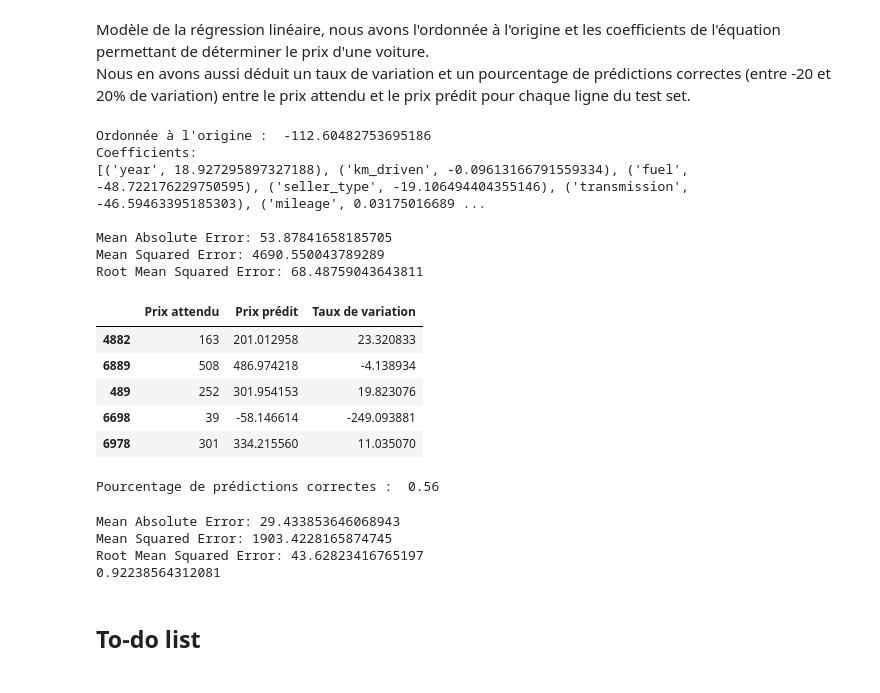
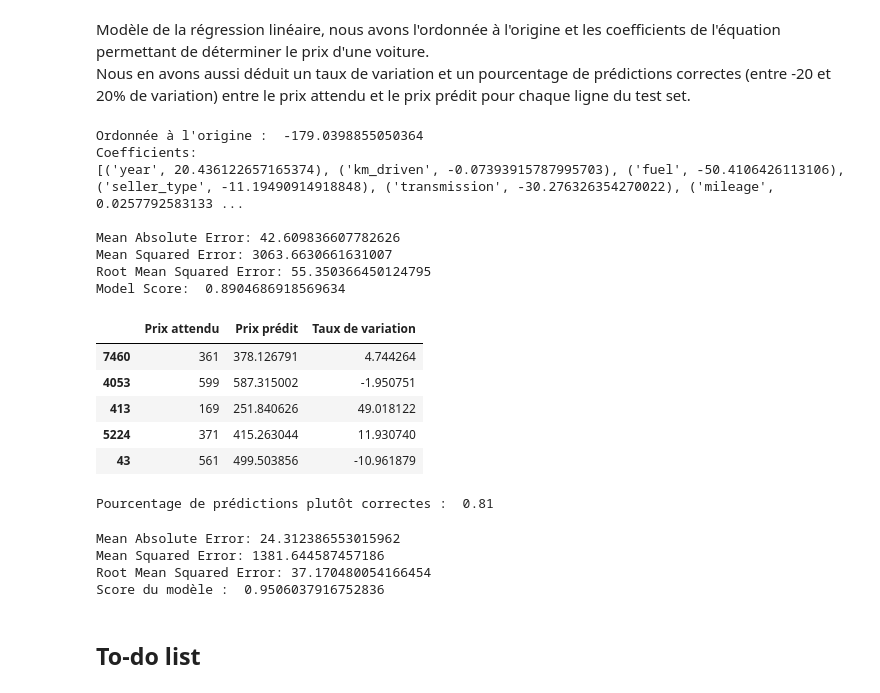
Before and after one commit to jagereren/Car-price-prediction-Machine-learning, a Jupyter notebook: projet_ias.ipynb, the cells around one changed output. Cells and saved outputs as stored; diff of their text form; code cells hidden in the pictures.

Commit message:
Regression Score

```diff
--- a/projet_ias.ipynb
+++ b/projet_ias.ipynb
@@ -225,8 +225,8 @@ On s'occupe ici du déséquilibre pour l'attribut de transmission
 # %%
 # Equilibrer pour transmission et seller_type
 # %%
-#cars.sort_values(by=['seller_type','transmission'],inplace=True)
-#cars.drop(cars.index[2000:7582], axis=0,inplace=True)
+cars.sort_values(by=['seller_type','transmission'],inplace=True)
+cars.drop(cars.index[2000:7582], axis=0,inplace=True)
 # %%
 for col in ['seller_type','transmission','fuel']:
     print(cars[col].value_counts()/cars.shape[0],'\n')
@@ -278,50 +275,52 @@ Nous en avons aussi déduit un taux de variation et un pourcentage de prédictio
 # %%
 from sklearn.linear_model import LinearRegression
 from sklearn import metrics
 
 mlr = LinearRegression()
 mlr.fit(X_train, y_train)
 
 print("Ordonnée à l'origine : ", mlr.intercept_)
 print("Coefficients:")
 print(list(zip(X_train, mlr.coef_)) ,'\n')
 
 
-y_pred_mlr= mlr.predict(X_test)
+y_pred= mlr.predict(X_test)
 
-print('Mean Absolute Error:', metrics.mean_absolute_error(y_test, y_pred_mlr))
-print('Mean Squared Error:', metrics.mean_squared_error(y_test, y_pred_mlr))
-print('Root Mean Squared Error:', np.sqrt(metrics.mean_squared_error(y_test, y_pred_mlr)))
+print('Mean Absolute Error:', metrics.mean_absolute_error(y_test, y_pred))
+print('Mean Squared Error:', metrics.mean_squared_error(y_test, y_pred))
+print('Root Mean Squared Error:', np.sqrt(metrics.mean_squared_error(y_test, y_pred)))
+print('Model Score: ', mlr.score(X_test,y_test))
 
 #Predicted values
 
 #print("Prediction for test set: {}".format(y_pred_mlr))
 
 # compare
-mlr_diff = pd.DataFrame({'Prix attendu': y_test, 'Prix prédit': y_pred_mlr, 'Taux de variation' : ((y_pred_mlr-y_test)/y_test)*100})
+mlr_diff = pd.DataFrame({'Prix attendu': y_test, 'Prix prédit': y_pred, 'Taux de variation' : ((y_pred-y_test)/y_test)*100})
 
 pd.set_option('display.max_rows', None)
 pd.set_option('display.max_columns', None)
 pd.set_option('display.width', None)
 display(mlr_diff.head())
 
 mlr_stats = mlr_diff[(mlr_diff['Taux de variation'] < 20) & (mlr_diff['Taux de variation'] > -20)]
-print('Pourcentage de prédictions correctes : ',round(len(mlr_stats)/len(mlr_diff),2))
+print('Pourcentage de prédictions plutôt correctes : ',round(len(mlr_stats)/len(mlr_diff),2))
 # %% [output]
-Ordonnée à l'origine :  -112.60482753695186
+Ordonnée à l'origine :  -179.0398855050364
 Coefficients:
-[('year', 18.927295897327188), ('km_driven', -0.09613166791559334), ('fuel', -48.722176229750595), ('seller_type', -19.106494404355146), ('transmission', -46.59463395185303), ('mileage', 0.03175016689 ...
+[('year', 20.436122657165374), ('km_driven', -0.07393915787995703), ('fuel', -50.4106426113106), ('seller_type', -11.19490914918848), ('transmission', -30.276326354270022), ('mileage', 0.0257792583133 ...
 
-Mean Absolute Error: 53.87841658185705
-Mean Squared Error: 4690.550043789289
-Root Mean Squared Error: 68.48759043643811
+Mean Absolute Error: 42.609836607782626
+Mean Squared Error: 3063.6630661631007
+Root Mean Squared Error: 55.350366450124795
+Model Score:  0.8904686918569634
 |  | Prix attendu | Prix prédit | Taux de variation |
-| 4882 | 163 | 201.012958 | 23.320833 |
-| 6889 | 508 | 486.974218 | -4.138934 |
-| 489 | 252 | 301.954153 | 19.823076 |
-| 6698 | 39 | -58.146614 | -249.093881 |
-| 6978 | 301 | 334.215560 | 11.035070 |
+| 7460 | 361 | 378.126791 | 4.744264 |
+| 4053 | 599 | 587.315002 | -1.950751 |
+| 413 | 169 | 251.840626 | 49.018122 |
+| 5224 | 371 | 415.263044 | 11.930740 |
+| 43 | 561 | 499.503856 | -10.961879 |
-Pourcentage de prédictions correctes :  0.56
+Pourcentage de prédictions plutôt correctes :  0.81
 # %%
 from sklearn.ensemble import RandomForestRegressor
 #from sklearn import metrics
@@ -334,13 +333,13 @@ y_pred = regressor.predict(X_test)
 print('Mean Absolute Error:', metrics.mean_absolute_error(y_test, y_pred))
 print('Mean Squared Error:', metrics.mean_squared_error(y_test, y_pred))
 print('Root Mean Squared Error:', np.sqrt(metrics.mean_squared_error(y_test, y_pred)))
-print(regressor.score(X_test,y_test))
+print('Score du modèle : ', regressor.score(X_test,y_test))
 # accuracy_score(y_test, y_pred) accuracy est pour la classification pas régression
 # %% [output]
-Mean Absolute Error: 29.433853646068943
-Mean Squared Error: 1903.4228165874745
-Root Mean Squared Error: 43.62823416765197
-0.92238564312081
+Mean Absolute Error: 24.312386553015962
+Mean Squared Error: 1381.644587457186
+Root Mean Squared Error: 37.170480054166454
+Score du modèle :  0.9506037916752836
 # %% [markdown]
 ## To-do list
 # %% [markdown]
```
Also changed, not shown: parts of 2 cells of this notebook.
